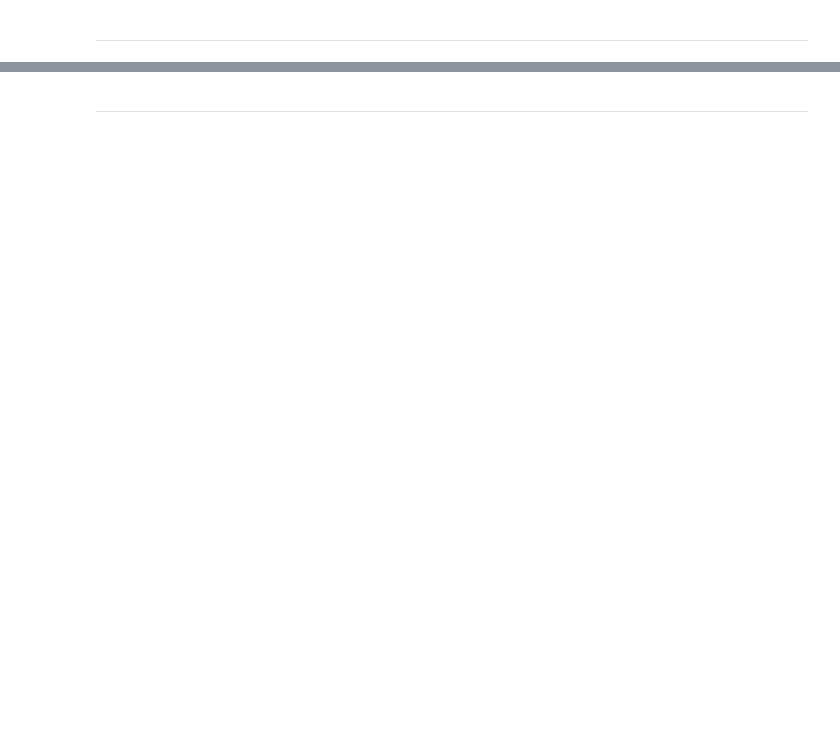
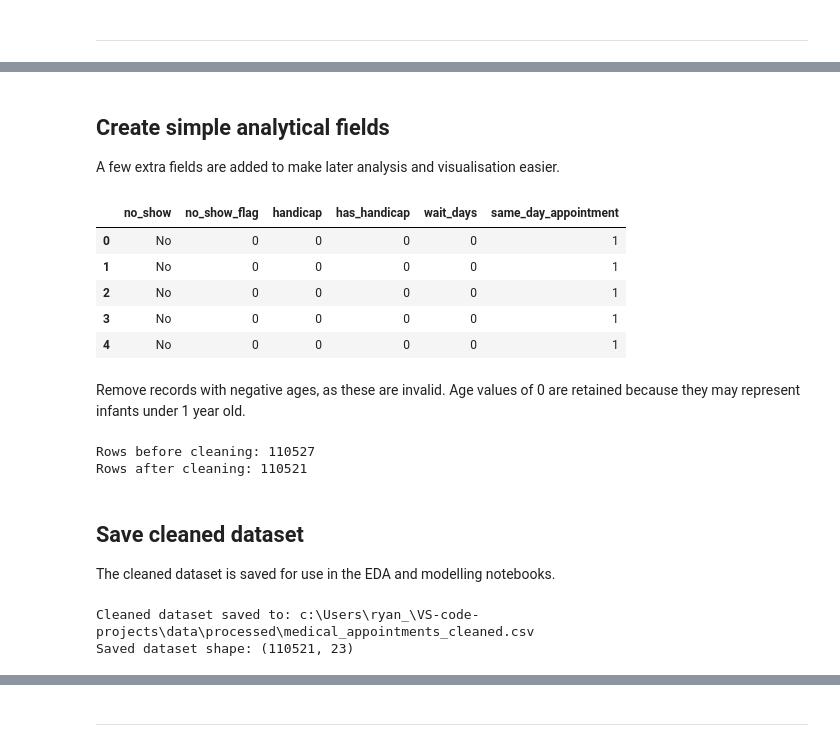
Before and after one commit to RNB1993/medical-appointment-no-show-analytics, a Jupyter notebook: jupyter_notebooks/01_ETL.ipynb, the cells around one changed output, grey strips where cells are left out. Cells and saved outputs as stored; diff of their text form; code cells hidden in the pictures; blank space fills up the shorter version.

```diff
--- a/jupyter_notebooks/01_ETL.ipynb
+++ b/jupyter_notebooks/01_ETL.ipynb
@@ -107,0 +496,68 @@ NOTE
+# %% [markdown]
+## Create simple analytical fields
+
+A few extra fields are added to make later analysis and visualisation easier.
+# %%
+# Convert target to binary flag
+df["no_show_flag"] = df["no_show"].map({"No": 0, "Yes": 1})
+
+# Simplify handicap into a binary field
+df["has_handicap"] = (df["handicap"] > 0).astype(int)
+
+# Flag same-day appointments
+df["same_day_appointment"] = (df["wait_days"] == 0).astype(int)
+
+# Preview new fields
+display(df[[
+    "no_show",
+    "no_show_flag",
+    "handicap",
+    "has_handicap",
+    "wait_days",
+    "same_day_appointment"
+]].head())
+# %% [output]
+|  | no_show | no_show_flag | handicap | has_handicap | wait_days | same_day_appointment |
+| 0 | No | 0 | 0 | 0 | 0 | 1 |
+| 1 | No | 0 | 0 | 0 | 0 | 1 |
+| 2 | No | 0 | 0 | 0 | 0 | 1 |
+| 3 | No | 0 | 0 | 0 | 0 | 1 |
+| 4 | No | 0 | 0 | 0 | 0 | 1 |
+# %% [markdown]
+Remove records with negative ages, as these are invalid.
+Age values of 0 are retained because they may represent infants under 1 year old.
+# %%
+# Check row count before cleaning
+print("Rows before cleaning:", df.shape[0])
+
+# Remove negative ages only
+# age = 0 is retained because it may represent babies under 1 year old
+df = df[df["age"] >= 0]
+
+# Remove impossible negative wait times
+df = df[df["wait_days"] >= 0]
+
+# Check row count after cleaning
+print("Rows after cleaning:", df.shape[0])
+# %% [output]
+Rows before cleaning: 110527
+Rows after cleaning: 110521
+# %% [markdown]
+## Save cleaned dataset
+
+The cleaned dataset is saved for use in the EDA and modelling notebooks.
+# %%
+# Ensure the processed data folder exists
+os.makedirs(outpath, exist_ok=True)
+
+# Define output file path
+output_file = os.path.join(outpath, "medical_appointments_cleaned.csv")
+
+# Save cleaned dataset
+df.to_csv(output_file, index=False)
+
+print("Cleaned dataset saved to:", output_file)
+print("Saved dataset shape:", df.shape)
+# %% [output]
+Cleaned dataset saved to: c:\Users\ryan_\VS-code-projects\data\processed\medical_appointments_cleaned.csv
+Saved dataset shape: (110521, 23)
```
Also changed, not shown: parts of 42 cells of this notebook, 1 other file.
